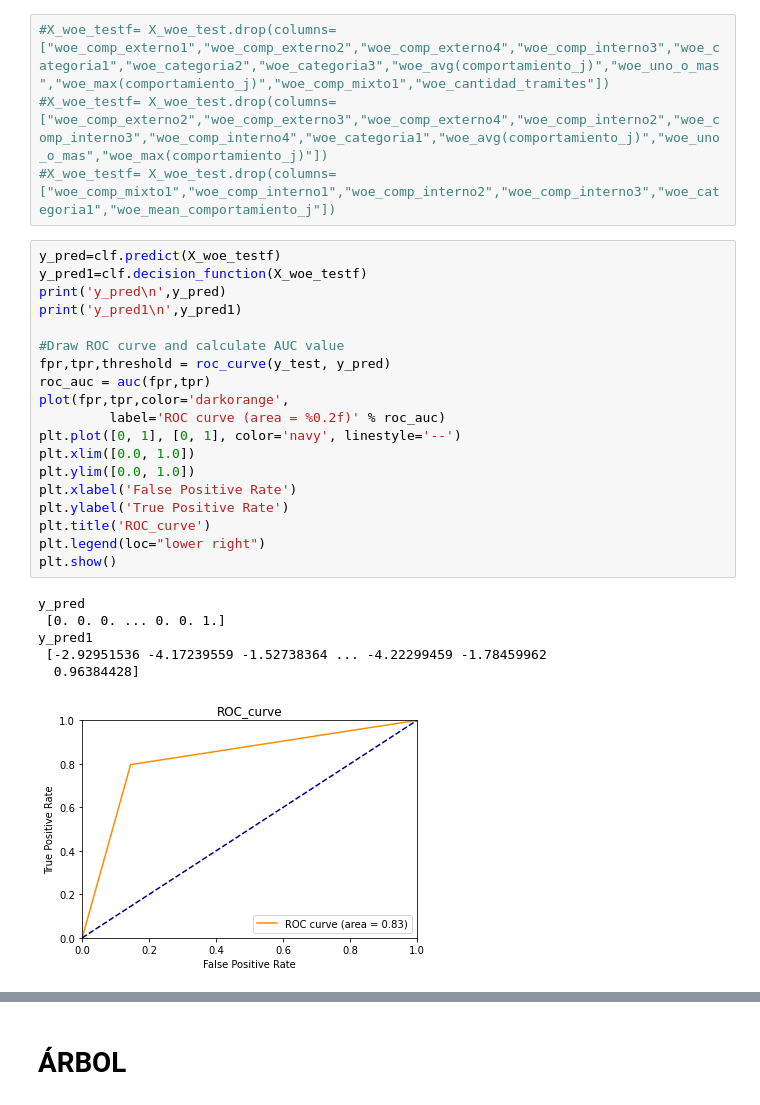
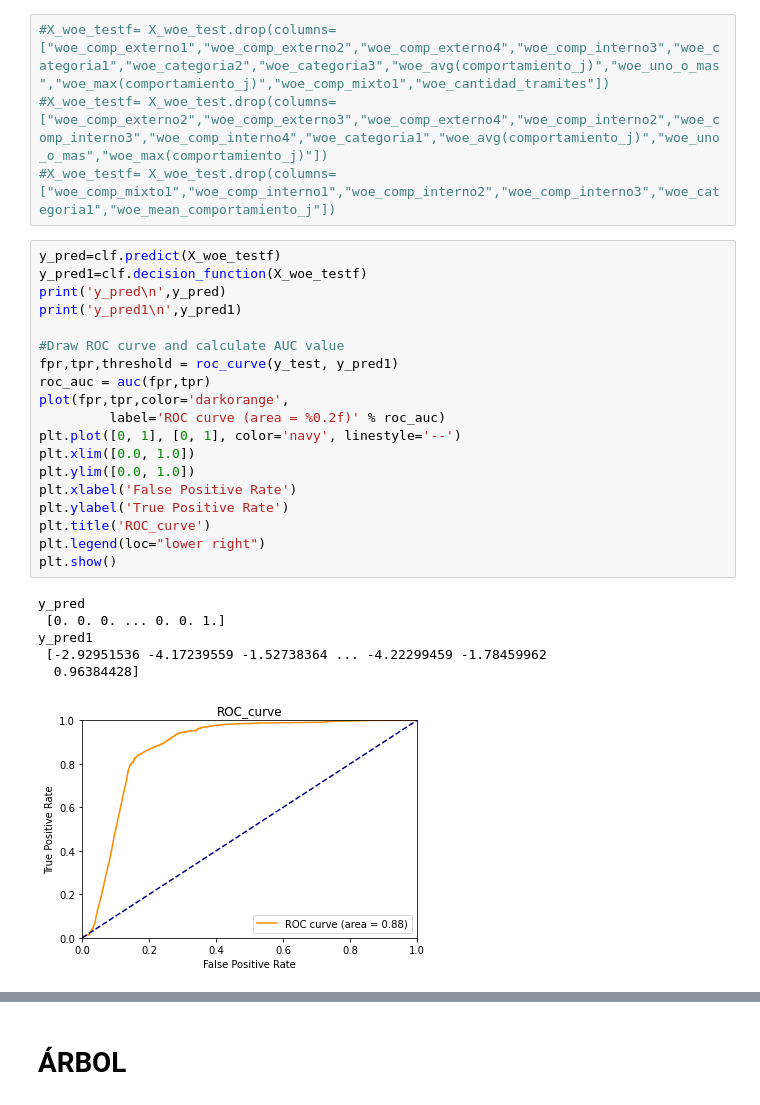
Before and after one commit to BrianPgz/HomeWork1_ML, a Jupyter notebook: Tarea2.ipynb, the cells around one changed output, grey strips where cells are left out. Saved outputs shown, nothing was run; the diff lists cells and outputs as text.

```diff
--- a/Tarea2.ipynb
+++ b/Tarea2.ipynb
@@ -675,29 +681,29 @@ X_woe_testf=X_woe_test.drop(columns=quitar)
 # %%
 y_pred=clf.predict(X_woe_testf)
 y_pred1=clf.decision_function(X_woe_testf)
 print('y_pred\n',y_pred)
 print('y_pred1\n',y_pred1)
 
 #Draw ROC curve and calculate AUC value
-fpr,tpr,threshold = roc_curve(y_test, y_pred)
+fpr,tpr,threshold = roc_curve(y_test, y_pred1)
 roc_auc = auc(fpr,tpr)
 plot(fpr,tpr,color='darkorange',
          label='ROC curve (area = %0.2f)' % roc_auc)
 plt.plot([0, 1], [0, 1], color='navy', linestyle='--')
 plt.xlim([0.0, 1.0])
 plt.ylim([0.0, 1.0])
 plt.xlabel('False Positive Rate')
 plt.ylabel('True Positive Rate')
 plt.title('ROC_curve')
 plt.legend(loc="lower right")
 plt.show()
 # %% [output]
 y_pred
  [0. 0. 0. ... 0. 0. 1.]
 y_pred1
  [-2.92951536 -4.17239559 -1.52738364 ... -4.22299459 -1.78459962
   0.96384428]
-[figure, old version]
+[figure, new version]
 # %%
 ks_2samp(y_test,y_pred)
 # %% [output]
```
Also changed, not shown: parts of 22 cells of this notebook, 1 other file.
